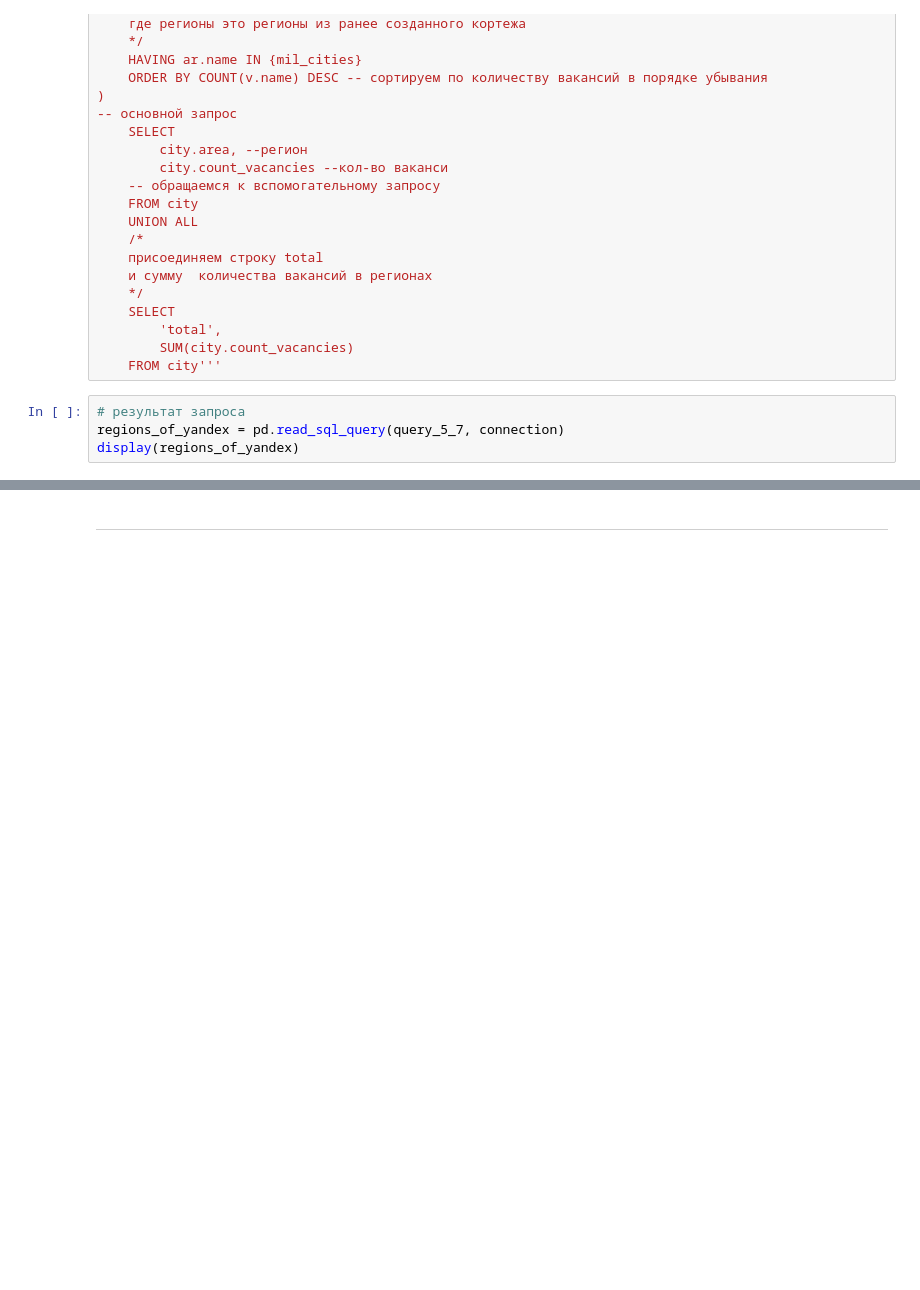
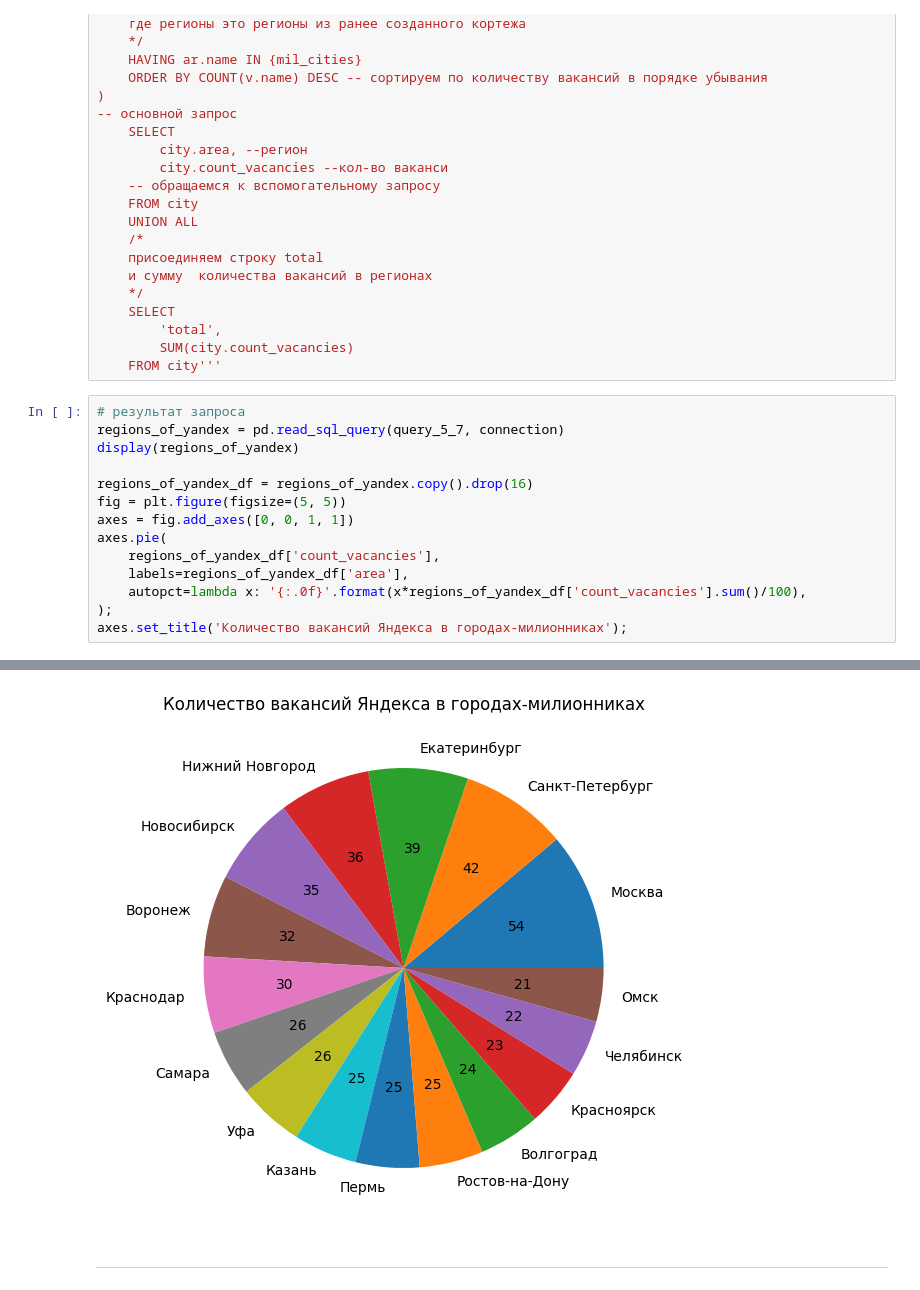
Before and after one commit to vokhmianin-da/Project2_HH_analysis, a Jupyter notebook: Project_2_Notebook.ipynb, the cells around one changed output, grey strips where cells are left out. Cells and saved outputs as stored; diff of their text form; blank space fills up the shorter version.

```diff
--- a/Project_2_Notebook.ipynb
+++ b/Project_2_Notebook.ipynb
@@ -520,26 +520,37 @@ query_5_7=f'''WITH city AS (
 # %%
 # результат запроса
 regions_of_yandex = pd.read_sql_query(query_5_7, connection)
 display(regions_of_yandex)
+
+regions_of_yandex_df = regions_of_yandex.copy().drop(16)
+fig = plt.figure(figsize=(5, 5))
+axes = fig.add_axes([0, 0, 1, 1])
+axes.pie(
+    regions_of_yandex_df['count_vacancies'],
+    labels=regions_of_yandex_df['area'],
+    autopct=lambda x: '{:.0f}'.format(x*regions_of_yandex_df['count_vacancies'].sum()/100),
+);
+axes.set_title('Количество вакансий Яндекса в городах-милионниках');
 # %% [output]
 |  | area | count_vacancies |
 | 0 | Москва | 54.0 |
 | 1 | Санкт-Петербург | 42.0 |
 | 2 | Екатеринбург | 39.0 |
 | 3 | Нижний Новгород | 36.0 |
 | 4 | Новосибирск | 35.0 |
 | 5 | Воронеж | 32.0 |
 | 6 | Краснодар | 30.0 |
 | 7 | Самара | 26.0 |
 | 8 | Уфа | 26.0 |
 | 9 | Казань | 25.0 |
 | 10 | Пермь | 25.0 |
 | 11 | Ростов-на-Дону | 25.0 |
 | 12 | Волгоград | 24.0 |
 | 13 | Красноярск | 23.0 |
 | 14 | Челябинск | 22.0 |
 | 15 | Омск | 21.0 |
 | 16 | total | 485.0 |
+[figure, added]
 # %% [markdown]
 ***
 # %%
```
